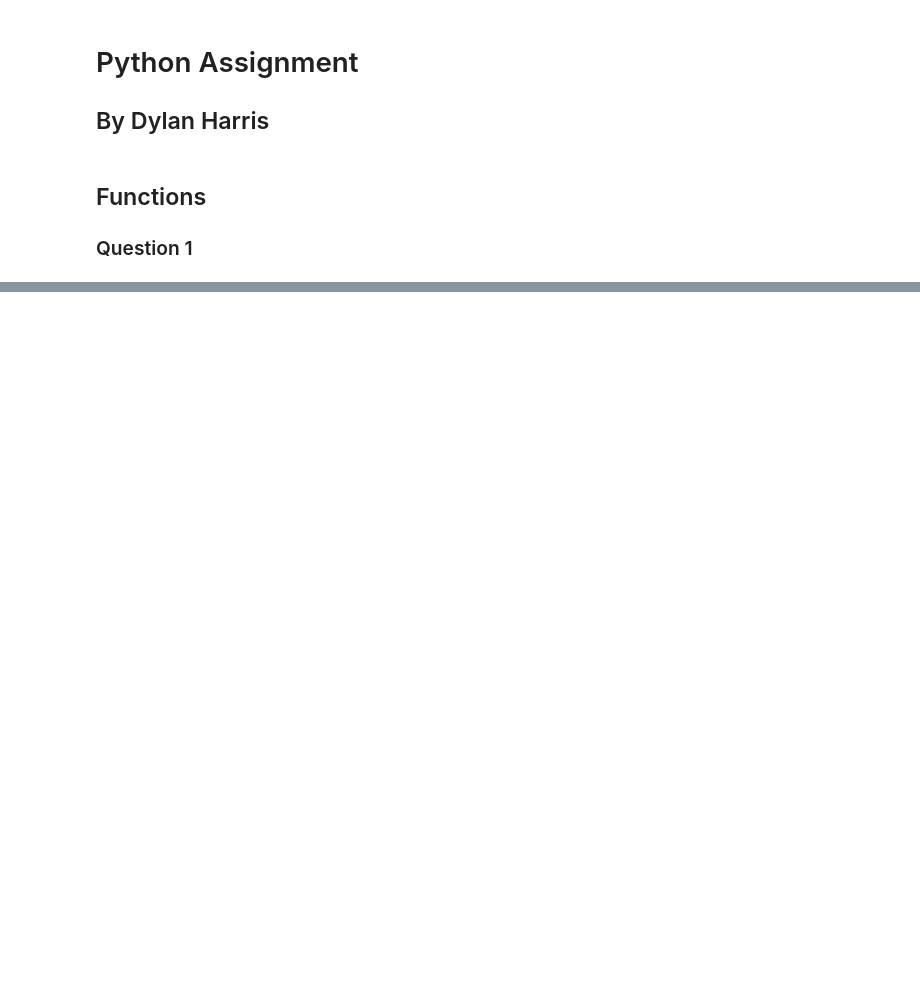
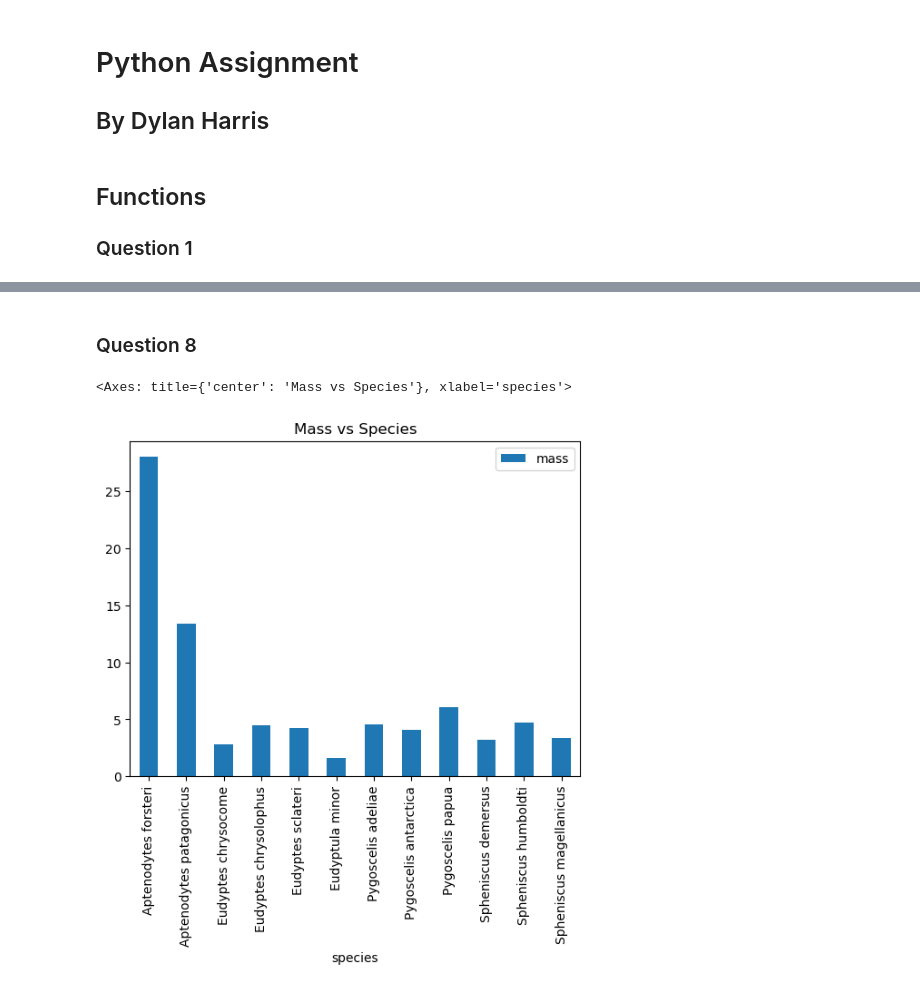
Before and after one commit to dah96/BCB546-PythonHW_Spring2023, a Jupyter notebook: Python_Assignment_DAH.ipynb, the cells around one changed output, grey strips where cells are left out. Saved outputs shown, nothing was run; the diff lists cells and outputs as text; code cells hidden in the pictures; blank space fills up the shorter version.

```diff
--- a/Python_Assignment_DAH.ipynb
+++ b/Python_Assignment_DAH.ipynb
@@ -21,0 +79,5 @@ SyntaxError: invalid syntax (3116882576.py, line 1)
+# %%
+def gc_content(string_nucleotides): #start defining function
+    gc_count = (string_nucleotides.count("G") + string_nucleotides.count("C")) #Count both Gs and Cs in string assign to item
+    gc_percent = gc_count / len(string_nucleotides) * 100 #Divide the gc_count item by length of string and multiply by 100 to get percentage
+    return(gc_percent)
@@ -21,0 +90,4 @@ SyntaxError: invalid syntax (3116882576.py, line 1)
+# %%
+cytb_seqs = get_sequences_from_file("penguins_cytb.fasta")
+penguins_df = pd.read_csv("penguins_mass.csv") # Includes only data for body mass
+species_list = list(penguins_df.species)
@@ -21,0 +96,4 @@ SyntaxError: invalid syntax (3116882576.py, line 1)
+# %%
+penguins_df['mol_weight'] = 'NaN' #Assign new column mol_weight with NaN in all rows
+penguins_df['GC_content'] = 'NaN' #Assign new column GC_count with NaN in all rows
+print(penguins_df)
@@ -21,0 +116,12 @@ SyntaxError: invalid syntax (3116882576.py, line 1)
+# %%
+mol_weight_list = [] #create empty list for future use
+gc_content_list = [] #create empty list for future use
+for species_name in cytb_seqs.items():
+    aa_seq = make_protein(str(species_name[1])) #make a aa_seq from the sequence associated with each species name in cytb_seqs
+    weight = compute_molecular_weight(str(aa_seq)) #compute the weight of each aa_seq string
+    mol_weight_list.append(weight) #append the calculated weight to the empty list previously created
+    gc_con = gc_content(str(species_name[1])) #calculate gc content from each sequence string in cytb_seqs
+    gc_content_list.append(gc_con) #append calculated gc content to other empty list
+penguins_df["mol_weight"] = mol_weight_list #update mol_weight column of penguins_df with values from mol_weight_list
+penguins_df["GC_content"] = gc_content_list #update GC_content column of penguins_df with values from gc_content_list
+print(penguins_df)
@@ -21,0 +142,7 @@ SyntaxError: invalid syntax (3116882576.py, line 1)
+# %% [markdown]
+### Question 8
+# %%
+penguins_df.plot(kind='bar', x='species', y='mass', title='Mass vs Species') #stimple bar plot with species in x-axis and mass in y-axis
+# %% [output]
+<Axes: title={'center': 'Mass vs Species'}, xlabel='species'>
+[figure, added]
```
Also changed, not shown: parts of 26 cells of this notebook.
